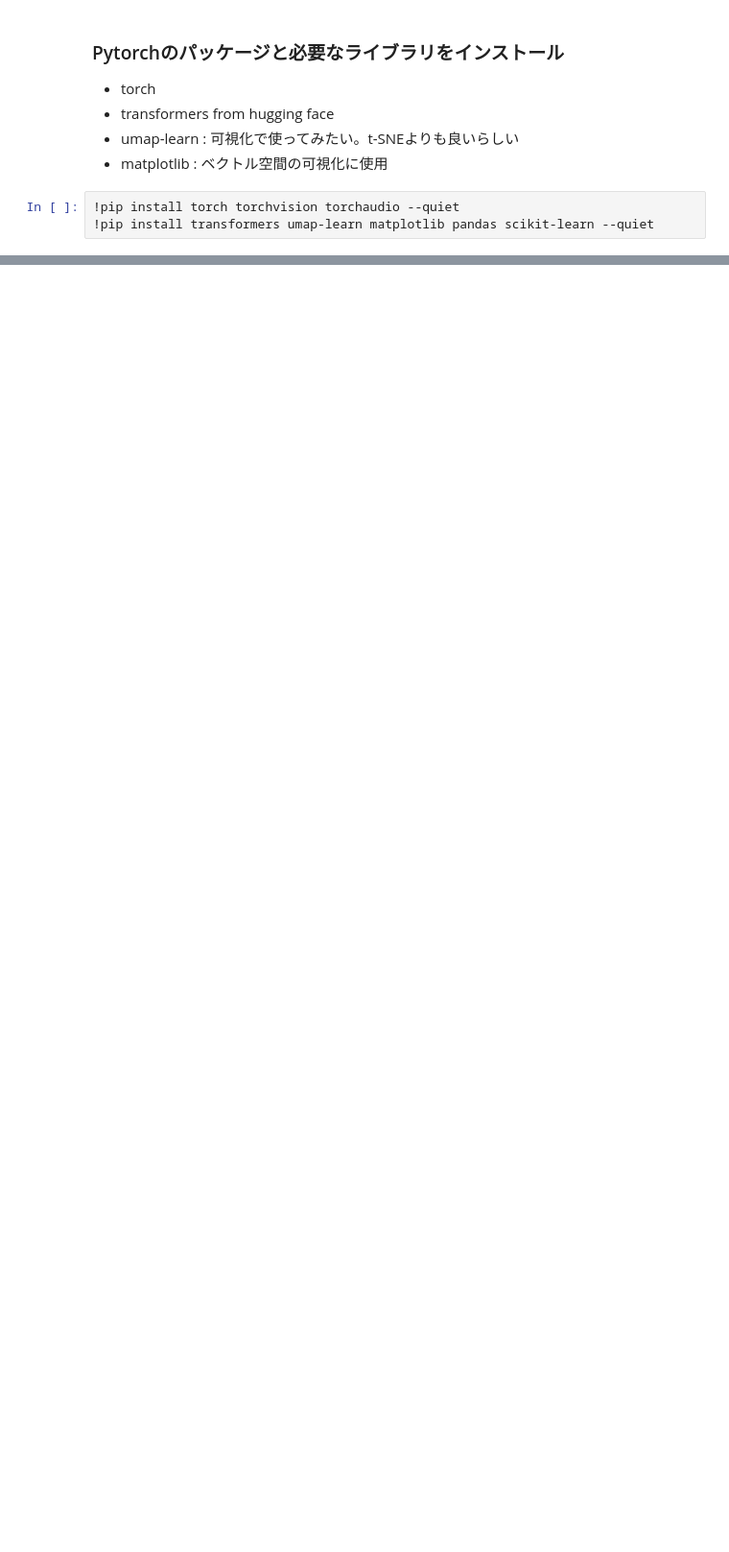
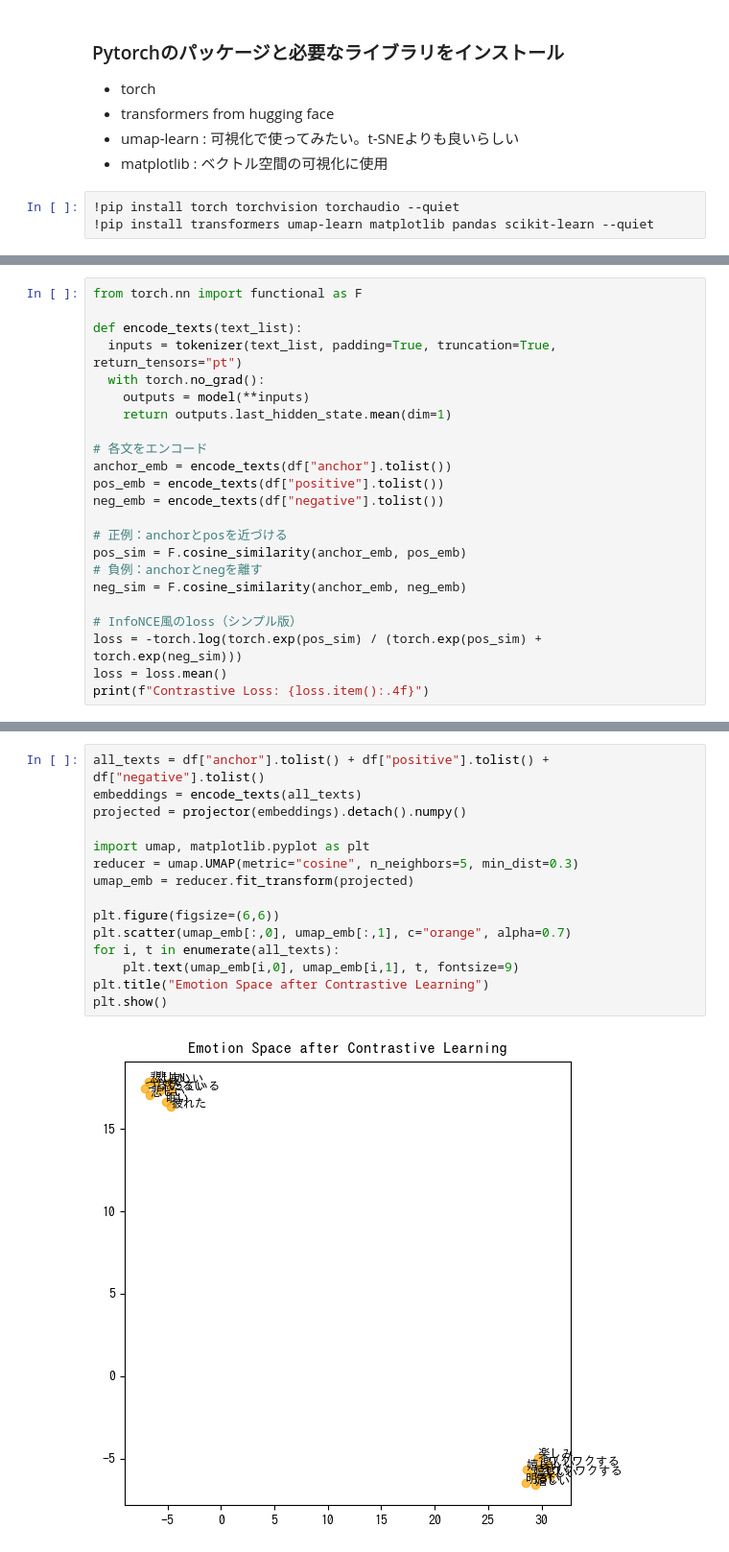
Before and after one commit to OlyKoek/MyStudy-AI-app, a Jupyter notebook: create_multimodal_embeding.ipynb, the cells around one changed output, grey strips where cells are left out. Shown at 96% size. Drawn from its saved outputs; the diff is of its cells as text; blank space fills up the shorter version.

```diff
--- a/create_multimodal_embeding.ipynb
+++ b/create_multimodal_embeding.ipynb
@@ -61,0 +133,23 @@ Tokenizeの出力確認
+# %%
+from torch.nn import functional as F
+
+def encode_texts(text_list):
+  inputs = tokenizer(text_list, padding=True, truncation=True, return_tensors="pt")
+  with torch.no_grad():
+    outputs = model(**inputs)
+    return outputs.last_hidden_state.mean(dim=1)
+
+# 各文をエンコード
+anchor_emb = encode_texts(df["anchor"].tolist())
+pos_emb = encode_texts(df["positive"].tolist())
+neg_emb = encode_texts(df["negative"].tolist())
+
+# 正例：anchorとposを近づける
+pos_sim = F.cosine_similarity(anchor_emb, pos_emb)
+# 負例：anchorとnegを離す
+neg_sim = F.cosine_similarity(anchor_emb, neg_emb)
+
+# InfoNCE風のloss（シンプル版）
+loss = -torch.log(torch.exp(pos_sim) / (torch.exp(pos_sim) + torch.exp(neg_sim)))
+loss = loss.mean()
+print(f"Contrastive Loss: {loss.item():.4f}")
@@ -61,0 +185,17 @@ Tokenizeの出力確認
+# %%
+all_texts = df["anchor"].tolist() + df["positive"].tolist() + df["negative"].tolist()
+embeddings = encode_texts(all_texts)
+projected = projector(embeddings).detach().numpy()
+
+import umap, matplotlib.pyplot as plt
+reducer = umap.UMAP(metric="cosine", n_neighbors=5, min_dist=0.3)
+umap_emb = reducer.fit_transform(projected)
+
+plt.figure(figsize=(6,6))
+plt.scatter(umap_emb[:,0], umap_emb[:,1], c="orange", alpha=0.7)
+for i, t in enumerate(all_texts):
+    plt.text(umap_emb[i,0], umap_emb[i,1], t, fontsize=9)
+plt.title("Emotion Space after Contrastive Learning")
+plt.show()
+# %% [output]
+[figure, added]
```
Also changed, not shown: parts of 12 cells of this notebook.
